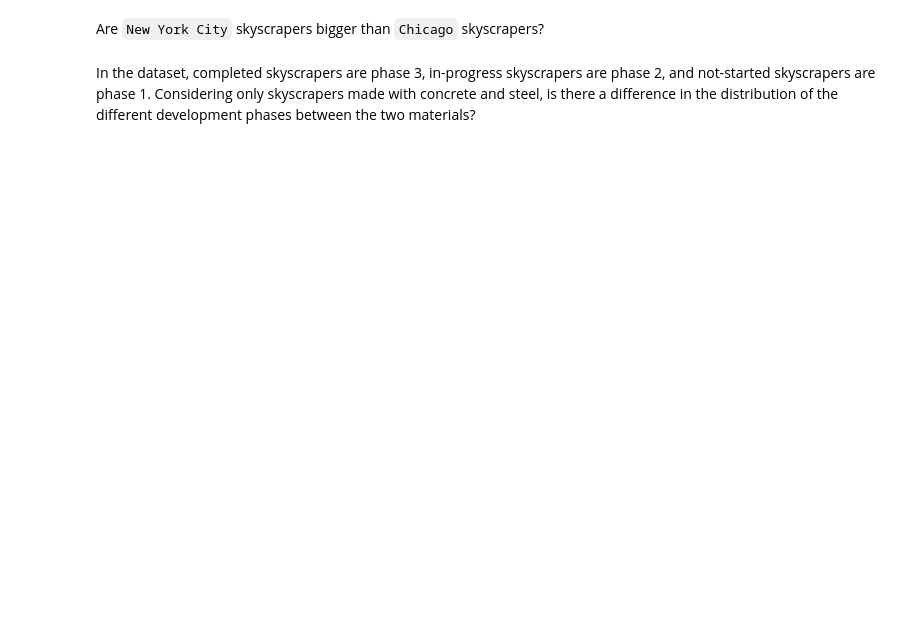
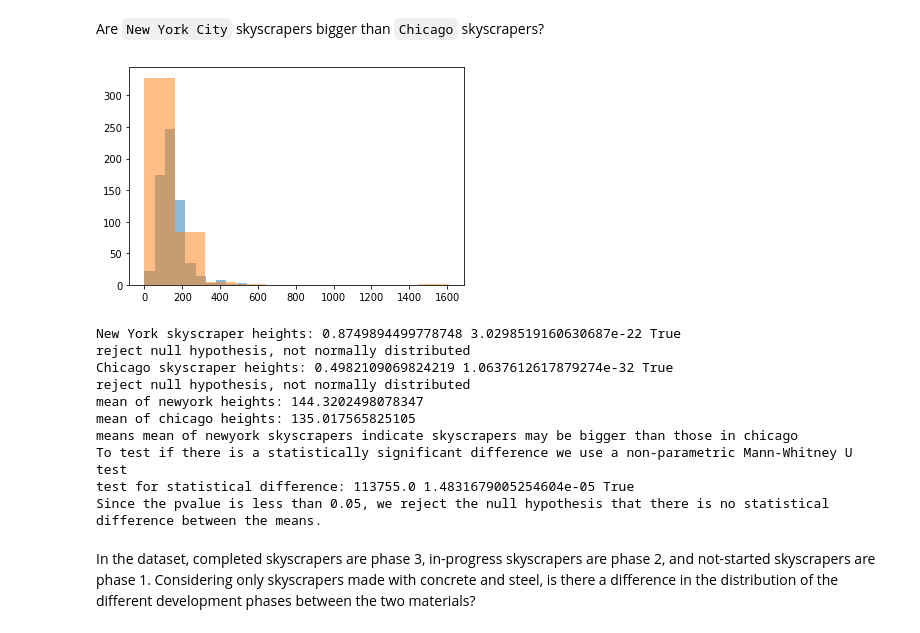
Before and after one commit to amaniedu71/CISC367-h-w, a Jupyter notebook: wk6/Statistics_Workbook.ipynb, the cells around one changed output. Cells and saved outputs as stored; diff of their text form; code cells hidden in the pictures; blank space fills up the shorter version.

```diff
--- a/wk6/Statistics_Workbook.ipynb
+++ b/wk6/Statistics_Workbook.ipynb
@@ -769,5 +807,40 @@ Is there a relationship between a Skyscrapers latitude and height?
 # %% [markdown]
 Are `New York City` skyscrapers bigger than `Chicago` skyscrapers?
+# %%
+new_york = skyscrapers[skyscrapers["location.city"] == "New York City"]
+chicago = skyscrapers[skyscrapers["location.city"] == "Chicago"]
+plt.hist(new_york["statistics.height"], alpha = 0.5)
+plt.hist(chicago["statistics.height"], alpha = 0.5)
+plt.show()
+test_statistic, p_value = stats.shapiro(new_york["statistics.height"])
+print("New York skyscraper heights:", test_statistic, p_value, p_value<0.05)
+print("reject null hypothesis, not normally distributed") if p_value<0.05 else print("normally distributed")
+
+test_statistic, p_value = stats.shapiro(chicago["statistics.height"])
+print("Chicago skyscraper heights:", test_statistic, p_value, p_value<0.05)
+print("reject null hypothesis, not normally distributed") if p_value<0.05 else print("normally distributed")
+
+print("mean of newyork heights:", np.mean(new_york["statistics.height"]) )
+print("mean of chicago heights:", np.mean(chicago["statistics.height"]))
+print("means mean of newyork skyscrapers indicate skyscrapers may be bigger than those in chicago")
+
+
+print("To test if there is a statistically significant difference we use a non-parametric Mann-Whitney U test")
+test_statistic, p_value = stats.mannwhitneyu(new_york["statistics.height"], chicago["statistics.height"])
+print("test for statistical difference:", test_statistic, p_value, p_value<0.05)
+print("Since the pvalue is less than 0.05, we reject the null hypothesis that there is no statistical difference between the means.")
+# %% [output]
+[figure, added]
+New York skyscraper heights: 0.8749894499778748 3.0298519160630687e-22 True
+reject null hypothesis, not normally distributed
+Chicago skyscraper heights: 0.4982109069824219 1.0637612617879274e-32 True
+reject null hypothesis, not normally distributed
+mean of newyork heights: 144.3202498078347
+mean of chicago heights: 135.017565825105
+means mean of newyork skyscrapers indicate skyscrapers may be bigger than those in chicago
+To test if there is a statistically significant difference we use a non-parametric Mann-Whitney U test
+test for statistical difference: 113755.0 1.4831679005254604e-05 True
+Since the pvalue is less than 0.05, we reject the null hypothesis that there is no statistical difference between the means.
 # %% [markdown]
 In the dataset, completed skyscrapers are phase 3, in-progress skyscrapers are phase 2, and not-started skyscrapers are phase 1.
 Considering only skyscrapers made with concrete and steel, is there a difference in the distribution of the different development phases between the two materials?
```
Also changed, not shown: parts of 9 cells of this notebook.
